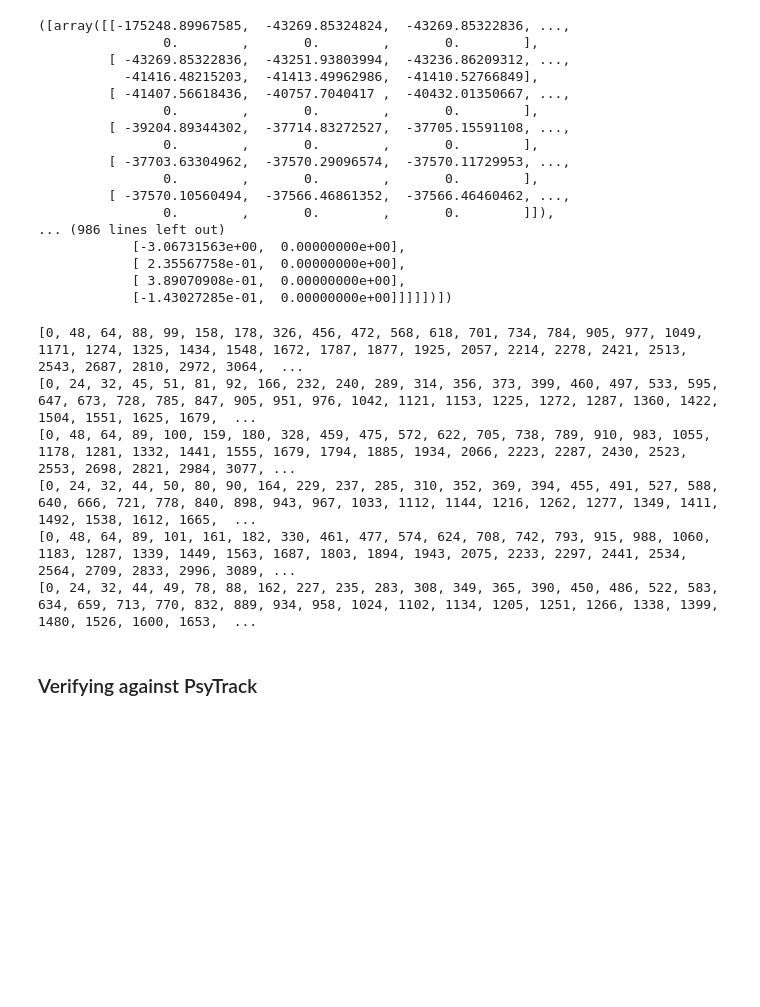
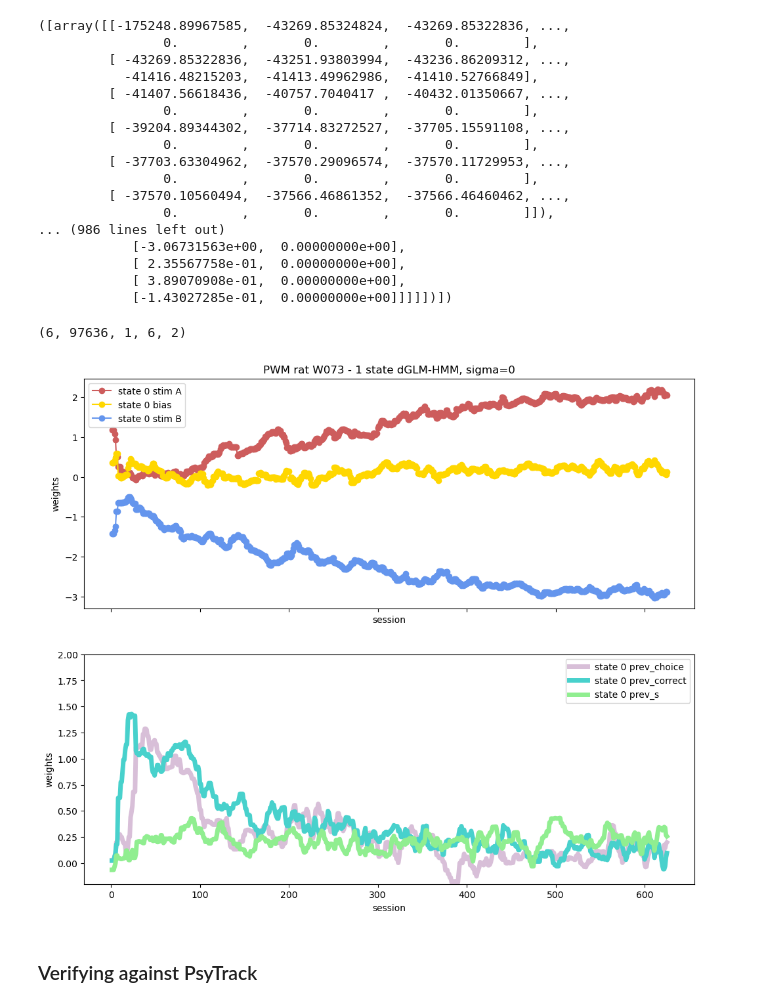
Before and after one commit to lenca56/Pillow_dGLM-HMM, a Jupyter notebook: code/IBL_Analysis.ipynb, the cells around one changed output. Drawn from its saved outputs; the diff is of its cells as text; code cells hidden in the pictures; blank space fills up the shorter version.

```diff
--- a/code/IBL_Analysis.ipynb
+++ b/code/IBL_Analysis.ipynb
@@ -146,40 +148,22 @@ fit_eval_CV_multiple_sigmas_PWM(rat_id='W073', stage_filter=2, K=1, folds=3, sig
 # %%
 rat_id = 'W073'
 stage_filter = 2
 folds = 3
 K = 1
 sigmaList = [0, 0.01, 0.1, 1, 10, 100]
-x, y = io_utils.prepare_design_matrices(rat_id=rat_id, path=pni_path, psychometric=True, cutoff=10, stage_filter=stage_filter, overwrite=False)
-sessInd = list(io_utils.session_start(rat_id=rat_id, path=pni_path, psychometric=True, cutoff=10, stage_filter=stage_filter))
-trainX, trainY, trainSessInd, testX, testY, testSessInd = split_data_per_session(x, y, sessInd, folds=folds, random_state=1)
-for fold in range(0,folds):
-    print(trainSessInd[fold])
-    np.save(f'../data/trainSessInd_PWM_{rat_id}_sf={stage_filter}_{K}_state_fold-{fold}_multiple_sigmas', np.array(trainSessInd[fold]))
-    print(testSessInd[fold])
-    np.save(f'../data/testSessInd_PWM_{rat_id}_sf={stage_filter}_{K}_state_fold-{fold}_multiple_sigmas', np.array(testSessInd[fold]))
-#     allP = np.load(f'../data/P_PWM_{rat_id}_sf={stage_filter}_{K}_state_fold-{fold}_multiple_sigmas')
-#     allW = np.load(f'../data/W_PWM_{rat_id}_sf={stage_filter}_{K}_state_fold-{fold}_multiple_sigmas')
-#     for sigmaInd in range(0, len(sigmaList)):
-#         sess = len(sessInd)-1
-#         plt.figure(figsize=(10,6))
-#         plt.plot(range(1,sess+1),checkW[sessInd[:-1],0,1,0],color='indianred',marker='o',label='state 0 stim A')
-#         plt.plot(range(1,sess+1),checkW[sessInd[:-1],0,0,0],color='gold',marker='o', label='state 0 bias')
-#         plt.plot(range(1,sess+1),checkW[sessInd[:-1],0,2,0],color='cornflowerblue',marker='o', label='state 0 stim B')
-
-#         plt.title('PWM rat W073 - 1 state dGLM-HMM')
-#         #plt.xticks(range(1,sess+1))
-#         plt.ylabel("weights")
-#         plt.xlabel('session')
-#         plt.legend()
-#         #plt.legend(fontsize='xx-small')
-#         plt.show()
+# PLOTTING WEIGHTS ACROSS MULTIPLE SIGMAS
+for fold in range(0,1):
+    trainSessInd = np.load(f'../data/trainSessInd_PWM_{rat_id}_sf={stage_filter}_{K}_state_fold-{fold}_multiple_sigmas.npy')
+    testSessInd = np.load(f'../data/testSessInd_PWM_{rat_id}_sf={stage_filter}_{K}_state_fold-{fold}_multiple_sigmas.npy')
+    allP = np.load(f'../data/P_PWM_{rat_id}_sf={stage_filter}_{K}_state_fold-{fold}_multiple_sigmas.npy')
+    allW = np.load(f'../data/W_PWM_{rat_id}_sf={stage_filter}_{K}_state_fold-{fold}_multiple_sigmas.npy')
+    print(allW.shape)
+    for indSigma in range(0, 1):# len(sigmaList)):
+        fig, axes = plt.subplots(nrows=2, ncols=1, sharex=True, sharey=False, figsize=(12,10))
+        plotting_weights_PWM(w=allW[indSigma], sessInd=trainSessInd, axes=axes, title=f'PWM rat W073 - 1 state dGLM-HMM, sigma={sigmaList[indSigma]}')
 # %% [output]
-[0, 48, 64, 88, 99, 158, 178, 326, 456, 472, 568, 618, 701, 734, 784, 905, 977, 1049, 1171, 1274, 1325, 1434, 1548, 1672, 1787, 1877, 1925, 2057, 2214, 2278, 2421, 2513, 2543, 2687, 2810, 2972, 3064,  ...
-[0, 24, 32, 45, 51, 81, 92, 166, 232, 240, 289, 314, 356, 373, 399, 460, 497, 533, 595, 647, 673, 728, 785, 847, 905, 951, 976, 1042, 1121, 1153, 1225, 1272, 1287, 1360, 1422, 1504, 1551, 1625, 1679,  ...
-[0, 48, 64, 89, 100, 159, 180, 328, 459, 475, 572, 622, 705, 738, 789, 910, 983, 1055, 1178, 1281, 1332, 1441, 1555, 1679, 1794, 1885, 1934, 2066, 2223, 2287, 2430, 2523, 2553, 2698, 2821, 2984, 3077, ...
-[0, 24, 32, 44, 50, 80, 90, 164, 229, 237, 285, 310, 352, 369, 394, 455, 491, 527, 588, 640, 666, 721, 778, 840, 898, 943, 967, 1033, 1112, 1144, 1216, 1262, 1277, 1349, 1411, 1492, 1538, 1612, 1665,  ...
-[0, 48, 64, 89, 101, 161, 182, 330, 461, 477, 574, 624, 708, 742, 793, 915, 988, 1060, 1183, 1287, 1339, 1449, 1563, 1687, 1803, 1894, 1943, 2075, 2233, 2297, 2441, 2534, 2564, 2709, 2833, 2996, 3089, ...
-[0, 24, 32, 44, 49, 78, 88, 162, 227, 235, 283, 308, 349, 365, 390, 450, 486, 522, 583, 634, 659, 713, 770, 832, 889, 934, 958, 1024, 1102, 1134, 1205, 1251, 1266, 1338, 1399, 1480, 1526, 1600, 1653,  ...
+(6, 97636, 1, 6, 2)
+[figure, added]
 # %%
 def sigma_CV_testLl_plot_PWM(rat_id, stage_filter, K, folds, sigmaList, axes, title='', label='', save_fig=False):
     '''
```
Also changed, not shown: parts of 2 cells of this notebook, 5 other files.
